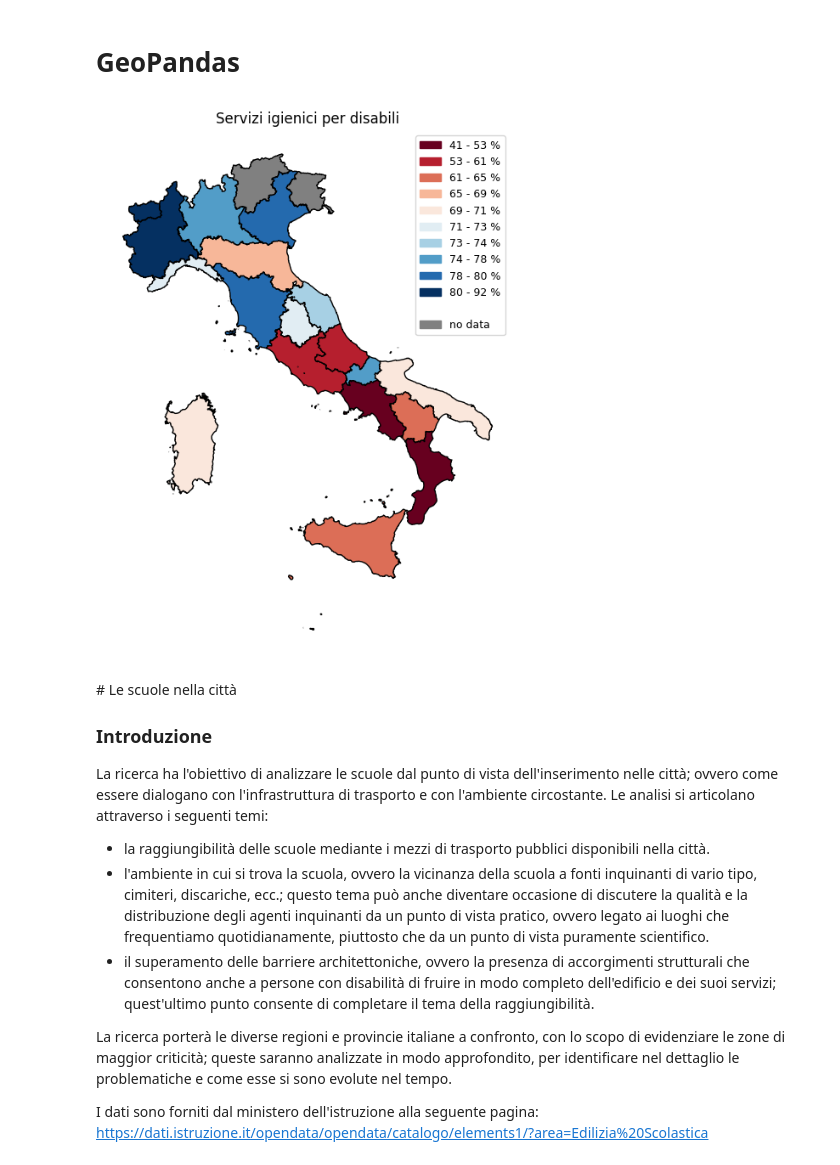
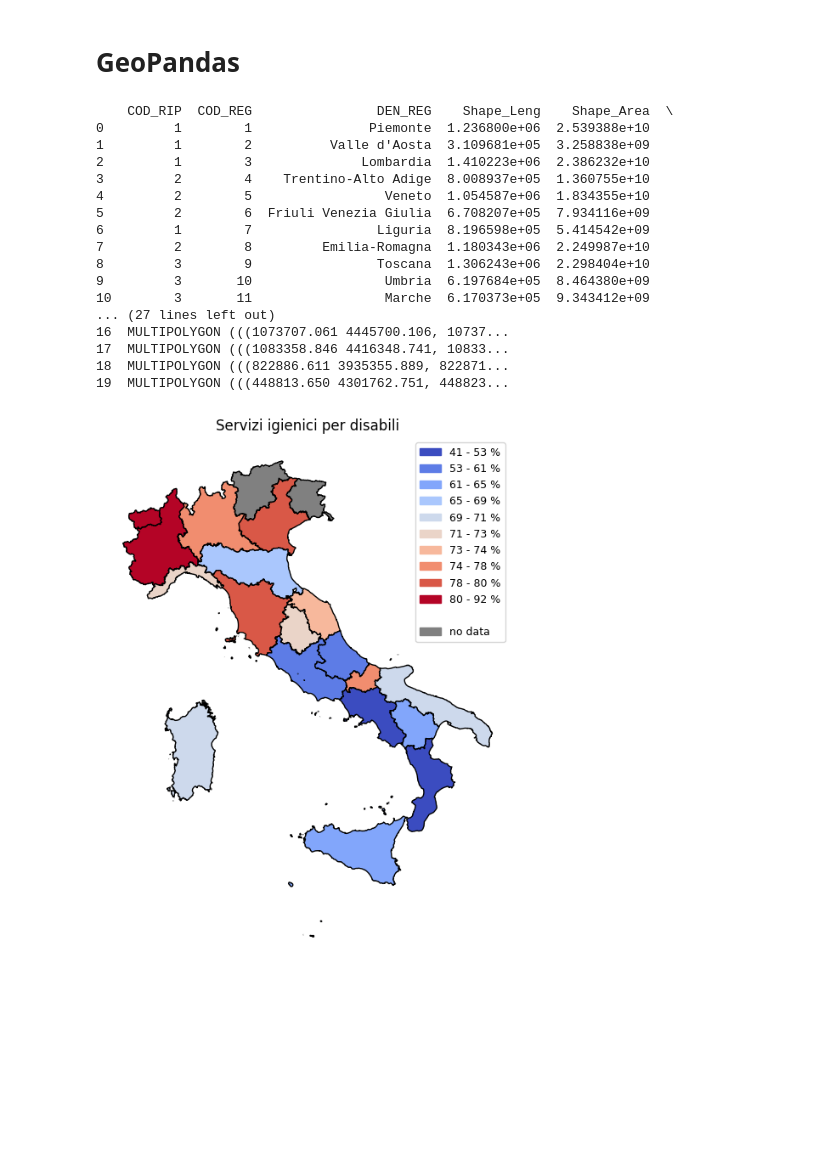
Before and after one commit to bolla99/datavis-project, a Jupyter notebook: notebook_bolla.ipynb, the cells around one changed output. Saved outputs shown, nothing was run; the diff lists cells and outputs as text; code cells hidden in the pictures; blank space fills up the shorter version.

```diff
--- a/notebook_bolla.ipynb
+++ b/notebook_bolla.ipynb
@@ -168,13 +175,16 @@ array(['Sicilia', 'Piemonte', 'Marche', "Valle d'Aosta", 'Toscana',
        'Lazio', 'Liguria', 'Friuli-Venezia Giulia', 'Basilicata',
        'Umbria'], dtype=object)
 # %%
-province_lombardia = get_province(province, 'Puglia')
+province_lombardia = get_province(province, 'Lombardia')
+print(province_lombardia)
 cs_lombardia = get_scuole(province_lombardia, elenco).CODICESCUOLA
 cs_lombardia = cs_lombardia.to_numpy()
 
 
 licei_lombardia = [x for x in cs_lombardia if x[2:4] in licei]
+elementari = [x for x in cs_lombardia if x[2:4] in elementari]
 
 servizi_igienici = ba_i_2122[ba_i_2122.CODICESCUOLA.isin(licei_lombardia)].SERVIZIIGIENICISPECIFICINORMADISABILI == 'SI'
+print(servizi_igienici)
 servizi_igienici[servizi_igienici].size / len(licei_lombardia) * 100
 # %% [output]
@@ -185,6 +212,7 @@ servizi_igienici[servizi_igienici].size / len(licei_lombardia) * 100
 world = gpd.read_file(gpd.datasets.get_path('naturalearth_lowres'))
 # %%
 regioni = gpd.read_file(filename=(data_dir + 'regioni_shape/regioni.shp'))
+print(regioni)
 
 def percentuale_servizi_igienici_disabili(regione):
     prov = province[province.regione == regione].sigla
@@ -208,20 +236,12 @@ plt.title('Servizi igienici per disabili')
 ax.set_axis_off()
 
 # set axes for colormap by specifying percentual position
-#cax = fig.add_axes([0.85, 0.5, 0.03, 0.3])
-
-# set colormap
-cmap = plt.cm.viridis
-
-# set color if value is under min value
-cmap.set_under('white')
 
 # set scalar mappable ( mapping value -> color by providing min, max and colormap)
-sm = plt.cm.ScalarMappable(cmap=cmap, norm=plt.Normalize(vmin=0.1, vmax=100))
 
 # set a color bar providing a scalar mappable and axis
 #cb = fig.colorbar(sm, cax=cax)
-cb.set_label('percentuale di scuole provviste')
+#cb.set_label('percentuale di scuole provviste')
 
 ######################
 # set legend for no-data ( value = 0: no data )
@@ -234,7 +254,7 @@ cb.set_label('percentuale di scuole provviste')
 
 # plot by setting vmin, vmax, cmap ( same as scalarmappable ), axis, edgecolor, linewidth
 
-cmap = plt.cm.RdBu
+cmap = plt.cm.coolwarm
 
 bins = mc.Quantiles(regioni.SERVIZI_IGIENICI, k=10).bins
 
@@ -244,46 +264,48 @@ regioni.plot(column='SERVIZI_IGIENICI', cmap=cmap, ax=ax,
              classification_kwds=dict(bins=bins),
              legend=True, legend_kwds={'title': "legend"}
 )
 
 sm = plt.cm.ScalarMappable(cmap=cmap, norm=plt.Normalize(vmin=0, vmax=100))
 
 linspace = np.linspace(0, 100, 10)
 min = regioni.SERVIZI_IGIENICI.min()
 max = regioni.SERVIZI_IGIENICI.max()
 patches = []
 for i in range(10):
     previous = min if i == 0 else bins[i - 1]
     patches.append(
         mpatches.Patch(
             color=sm.to_rgba(linspace[i]),
             label=(
                 str(round(previous)) + ' - ' + str(round(bins[i])) + " %"
             )
         )
     )
 
 patches.append(mpatches.Patch(color='none'))
 patches.append(mpatches.Patch(color='gray', label='no data'))
 ax.legend(handles=patches, loc="best", prop={'size':9})
 
 nodata.plot(color='gray', ax=ax, edgecolor='black', linewidth=1)
 
 
 plt.savefig(img_dir + 'cartina_servizi_igienici.png')
 # %% [output]
+    COD_RIP  COD_REG                DEN_REG    Shape_Leng    Shape_Area  \
+0         1        1               Piemonte  1.236800e+06  2.539388e+10
+1         1        2          Valle d'Aosta  3.109681e+05  3.258838e+09
+2         1        3              Lombardia  1.410223e+06  2.386232e+10
+3         2        4    Trentino-Alto Adige  8.008937e+05  1.360755e+10
+4         2        5                 Veneto  1.054587e+06  1.834355e+10
+5         2        6  Friuli Venezia Giulia  6.708207e+05  7.934116e+09
+6         1        7                Liguria  8.196598e+05  5.414542e+09
+7         2        8         Emilia-Romagna  1.180343e+06  2.249987e+10
+8         3        9                Toscana  1.306243e+06  2.298404e+10
+9         3       10                 Umbria  6.197684e+05  8.464380e+09
+10        3       11                 Marche  6.170373e+05  9.343412e+09
+... (27 lines left out)
+16  MULTIPOLYGON (((1073707.061 4445700.106, 10737...
+17  MULTIPOLYGON (((1083358.846 4416348.741, 10833...
+18  MULTIPOLYGON (((822886.611 3935355.889, 822871...
+19  MULTIPOLYGON (((448813.650 4301762.751, 448823...
-[figure, old version]
+[figure, new version]
-# %% [markdown]
-# Le scuole nella città
-### Introduzione
-
-La ricerca ha l'obiettivo di analizzare le scuole dal punto di vista dell'inserimento nelle città; ovvero come essere dialogano con l'infrastruttura di trasporto e con l'ambiente circostante.
-Le analisi si articolano attraverso i seguenti temi:
-- la raggiungibilità delle scuole mediante i mezzi di trasporto pubblici disponibili nella città.
-- l'ambiente in cui si trova la scuola, ovvero la vicinanza della scuola a fonti inquinanti di vario tipo, cimiteri, discariche, ecc.;
-questo tema può anche diventare occasione di discutere la qualità e la distribuzione degli agenti inquinanti da un punto di vista pratico, ovvero legato ai luoghi che frequentiamo quotidianamente, piuttosto che da un punto di vista puramente scientifico.
-- il superamento delle barriere architettoniche, ovvero la presenza di accorgimenti strutturali che consentono anche a persone con disabilità di fruire in modo completo dell'edificio e dei suoi servizi;
-quest'ultimo punto consente di completare il tema della raggiungibilità.
-
-La ricerca porterà le diverse regioni e provincie italiane a confronto, con lo scopo di evidenziare le zone di maggior criticità; queste saranno analizzate in modo approfondito, per identificare nel dettaglio le problematiche e come esse si sono evolute nel tempo.
-
-I dati sono forniti dal ministero dell'istruzione alla seguente pagina: https://dati.istruzione.it/opendata/opendata/catalogo/elements1/?area=Edilizia%20Scolastica
```
Also changed, not shown: parts of 9 cells of this notebook, 1 other file.
